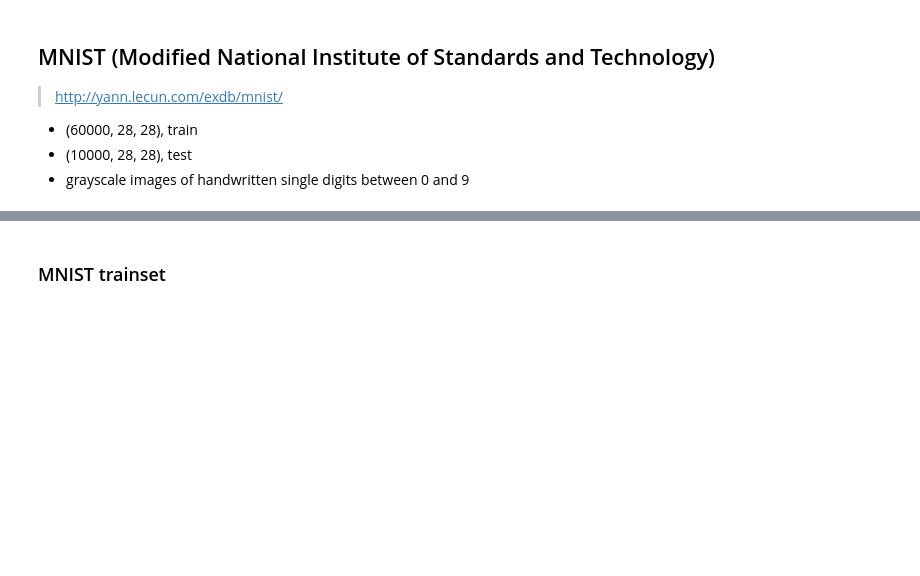
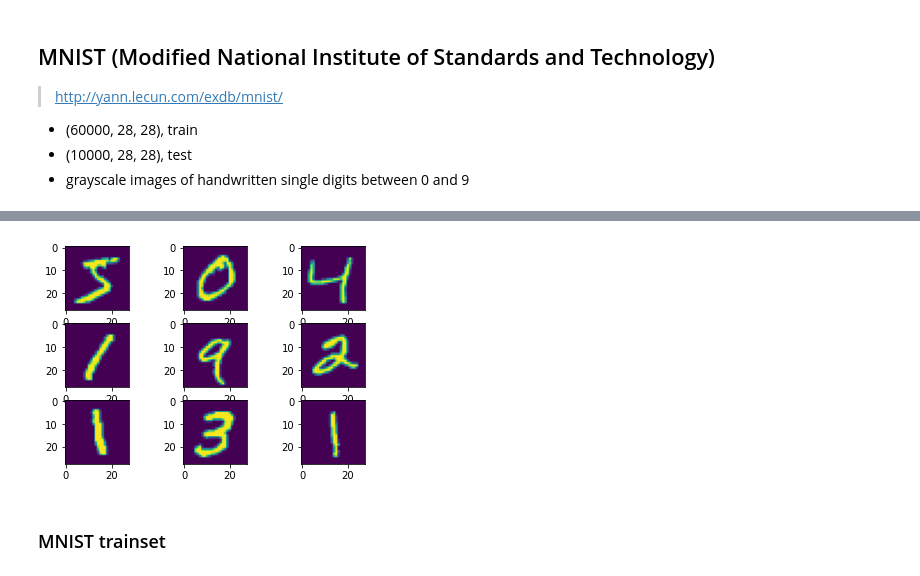
Before and after one commit to pdm03/pdm03, a Jupyter notebook: py-tensorflow/tf2_1_datasets_cv_I.ipynb, the cells around one changed output, grey strips where cells are left out. Drawn from its saved outputs; the diff is of its cells as text; code cells hidden in the pictures; blank space fills up the shorter version.

```diff
--- a/py-tensorflow/tf2_1_datasets_cv_I.ipynb
+++ b/py-tensorflow/tf2_1_datasets_cv_I.ipynb
@@ -36,12 +68,14 @@ print('Test: X=%s, y=%s' % (testX.shape, testy.shape))
 # %%
 # plot first few images
 for i in range(9):
 	# define subplot
 	plt.subplot(330 + 1 + i)
 	# plot raw pixel data
-	plt.imshow(trainX[i], cmap=plt.get_cmap('gray'))
+	plt.imshow(trainX[i]) #, cmap=plt.get_cmap('gray'))
 # show the figure
 plt.show()
+# %% [output]
+[figure, added]
 # %% [markdown]
 ### MNIST trainset
 # %%
```
Also changed, not shown: parts of 31 cells of this notebook.
